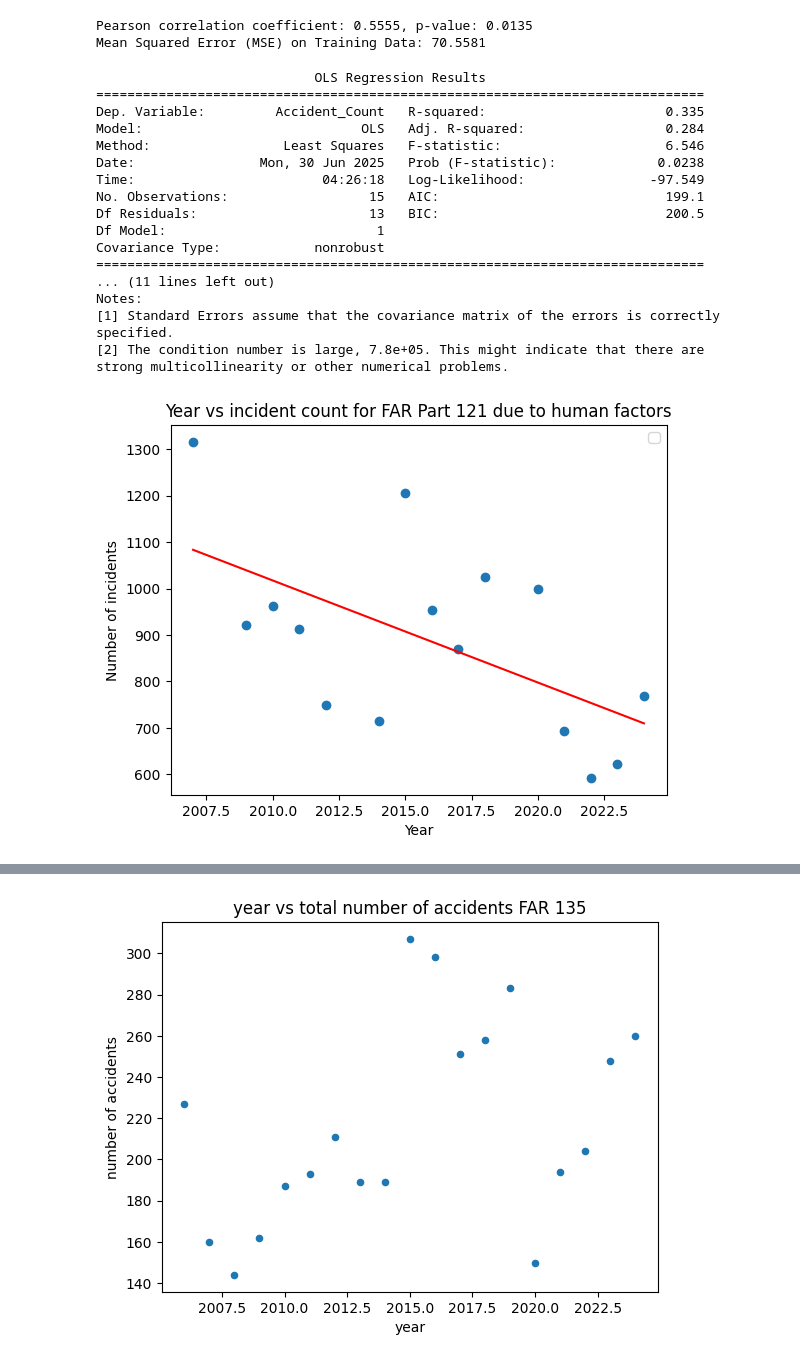
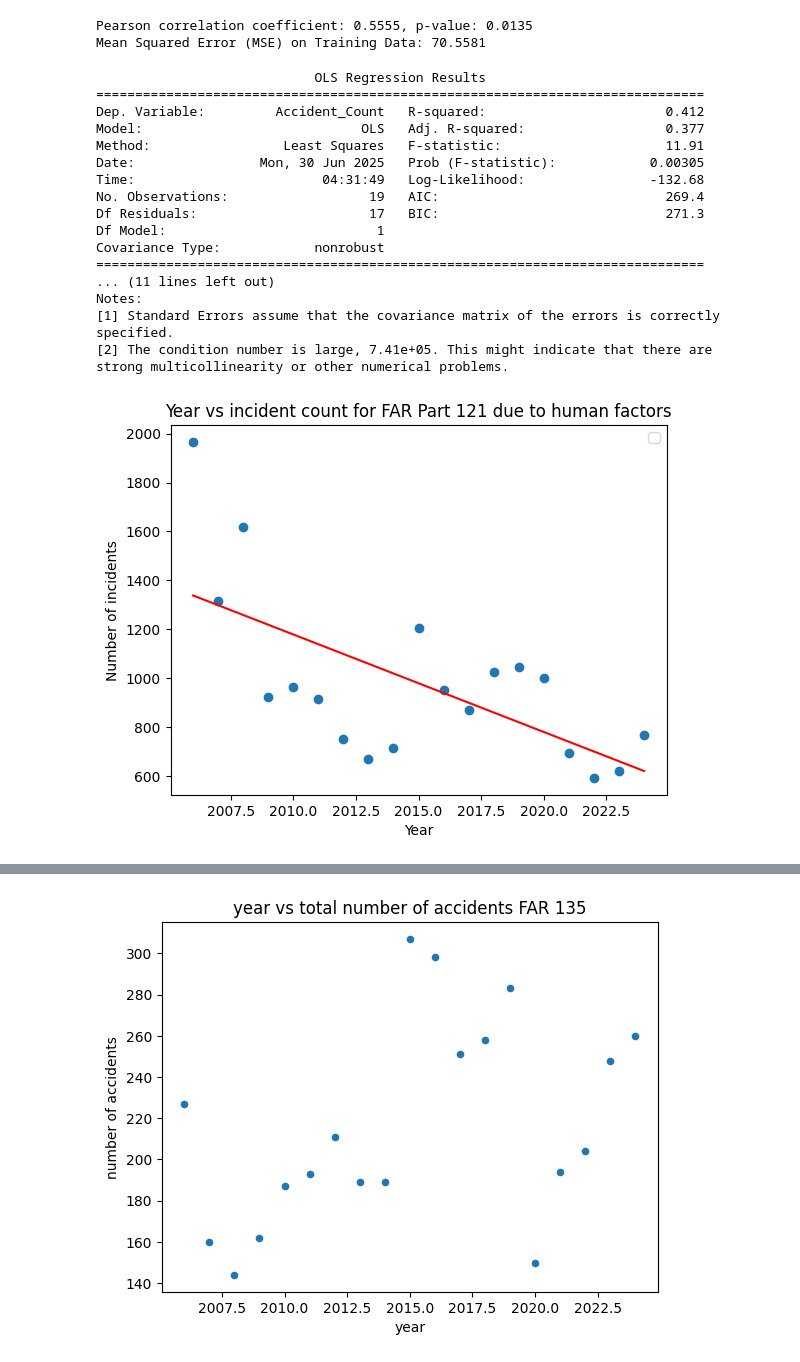
Before and after one commit to terryljh/aviation2, a Jupyter notebook: asrs linear model without test split.ipynb, the cells around one changed output, grey strips where cells are left out. Cells and saved outputs as stored; diff of their text form; code cells hidden in the pictures.

```diff
--- a/asrs linear model without test split.ipynb
+++ b/asrs linear model without test split.ipynb
@@ -1190,64 +1190,64 @@ yearly_counts = dfsubset2.groupby(dfsubset2['Date']//100).size().reset_index(nam
 #plt.ylabel('number of accidents FAR 121')
 #plt.show()
 
-from sklearn.model_selection import train_test_split
+#from sklearn.model_selection import train_test_split
 
 X, y = yearly_counts[['Date']], yearly_counts['Accident_Count']
 
-X_train, X_test, y_train, y_test = train_test_split(
-
-    X, y, test_size=0.2, random_state=945)
+#X_train, X_test, y_train, y_test = train_test_split(
+#
+#    X, y, test_size=0.2, random_state=945)
 
 from sklearn.linear_model import LinearRegression
 slryearly = LinearRegression()
-slryearly.fit(X_train,y_train)
+slryearly.fit(X,y)
 
 #re-doing the above with sm so we can use model summary
 #decreasing trend but unreliable p-value
 import statsmodels.api as sm
 yearly_counts = dfsubset2.groupby(dfsubset2['Date']//100).size().reset_index(name='Accident_Count')
 yearly_counts.rename(columns={yearly_counts.columns[0]: 'Year'}, inplace=True)
 X = sm.add_constant(yearly_counts['Year'])
 y = yearly_counts['Accident_Count']
-X_train, X_test, y_train, y_test = train_test_split(
-X, y, test_size=0.2, random_state=945)
-model = sm.OLS(y_train, X_train).fit()
+#X_train, X_test, y_train, y_test = train_test_split(
+#X, y, test_size=0.2, random_state=945)
+model = sm.OLS(y, X).fit()
 print(model.summary())
 
-plt.scatter(X_train['Year'], y_train#, label='Training data'
+plt.scatter(X['Year'], y#, label='Training data'
             )
 plt.xlabel('Year')
 plt.ylabel('Number of incidents')
 plt.title('Year vs incident count for FAR Part 121 due to human factors')
-y_train_pred = model.predict(X_train)
-sorted_idx = X_train['Year'].argsort()
+y_pred = model.predict(X)
+sorted_idx = X['Year'].argsort()
 plt.plot(
-    X_train['Year'].iloc[sorted_idx],
-    y_train_pred.iloc[sorted_idx],
+    X['Year'].iloc[sorted_idx],
+    y_pred.iloc[sorted_idx],
     color='red'
   #  label='Regression line'
 )
 plt.legend()
 plt.show()
 # %% [output]
                             OLS Regression Results
 ==============================================================================
-Dep. Variable:         Accident_Count   R-squared:                       0.335
-Model:                            OLS   Adj. R-squared:                  0.284
-Method:                 Least Squares   F-statistic:                     6.546
-Date:                Mon, 30 Jun 2025   Prob (F-statistic):             0.0238
-Time:                        04:26:18   Log-Likelihood:                -97.549
-No. Observations:                  15   AIC:                             199.1
-Df Residuals:                      13   BIC:                             200.5
+Dep. Variable:         Accident_Count   R-squared:                       0.412
+Model:                            OLS   Adj. R-squared:                  0.377
+Method:                 Least Squares   F-statistic:                     11.91
+Date:                Mon, 30 Jun 2025   Prob (F-statistic):            0.00305
+Time:                        04:31:49   Log-Likelihood:                -132.68
+No. Observations:                  19   AIC:                             269.4
+Df Residuals:                      17   BIC:                             271.3
 Df Model:                           1
 Covariance Type:            nonrobust
 ==============================================================================
 ... (11 lines left out)
 Notes:
 [1] Standard Errors assume that the covariance matrix of the errors is correctly specified.
-[2] The condition number is large, 7.8e+05. This might indicate that there are
+[2] The condition number is large, 7.41e+05. This might indicate that there are
 strong multicollinearity or other numerical problems.
-[figure, old version]
+[figure, new version]
 # %%
 #repeating 3 times with primary problems aircraft, then company policy
 dfsubset2 = dfsubset[(dfsubset['Date']//100 >= 2006) & (dfsubset['Date']//100 <= 2024)]
```
Also changed, not shown: parts of 2 cells of this notebook.
